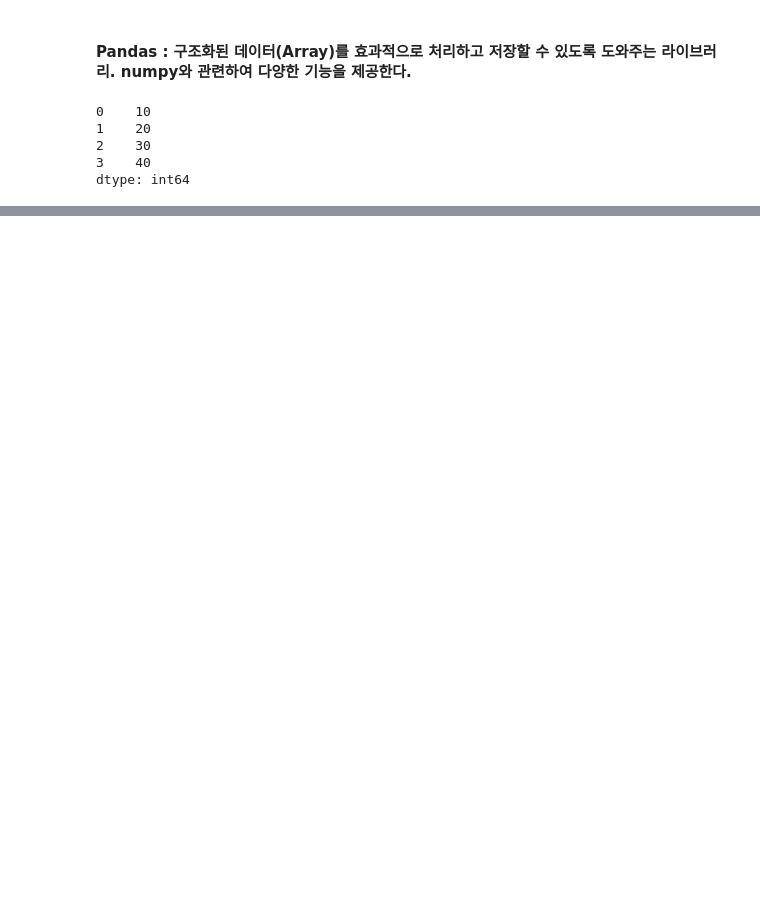
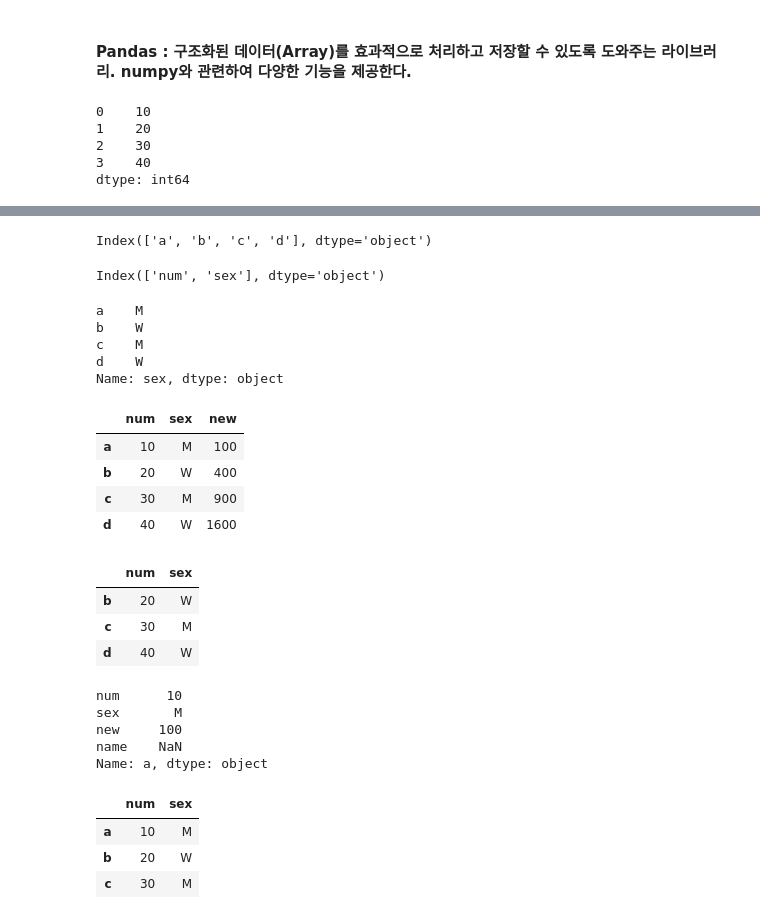
Before and after one commit to Notepad96/Data-Analysis, a Jupyter notebook: pandas/pandas1.ipynb, the cells around one changed output, grey strips where cells are left out. Cells and saved outputs as stored; diff of their text form; code cells hidden in the pictures; blank space fills up the shorter version.

```diff
--- a/pandas/pandas1.ipynb
+++ b/pandas/pandas1.ipynb
@@ -15,0 +47,26 @@ dtype: int64
+# %%
+arr3.index
+# %% [output]
+Index(['a', 'b', 'c', 'd'], dtype='object')
+# %%
+arr3.columns
+# %% [output]
+Index(['num', 'sex'], dtype='object')
+# %%
+arr3['sex']
+# %% [output]
+a    M
+b    W
+c    M
+d    W
+Name: sex, dtype: object
+# %%
+# numpy처럼 연산자를 사용하여 연산 가능
+arr3['new'] = arr3['num'] * arr3['num']
+arr3
+# %% [output]
+|  | num | sex | new |
+| a | 10 | M | 100 |
+| b | 20 | W | 400 |
+| c | 30 | M | 900 |
+| d | 40 | W | 1600 |
@@ -15,0 +84,24 @@ dtype: int64
+# %%
+# Indexing / Slicing
+# loc : 명시적인 인덱스를 참조하는 인덱싱 및 슬라이싱
+arr3.loc['b':'d', :'sex']
+# %% [output]
+|  | num | sex |
+| b | 20 | W |
+| c | 30 | M |
+| d | 40 | W |
+# %%
+arr3.iloc[0]
+# %% [output]
+num      10
+sex       M
+new     100
+name    NaN
+Name: a, dtype: object
+# %%
+arr3.iloc[0:3, :2]
+# %% [output]
+|  | num | sex |
+| a | 10 | M |
+| b | 20 | W |
+| c | 30 | M |
```
Also changed, not shown: parts of 22 cells of this notebook.
